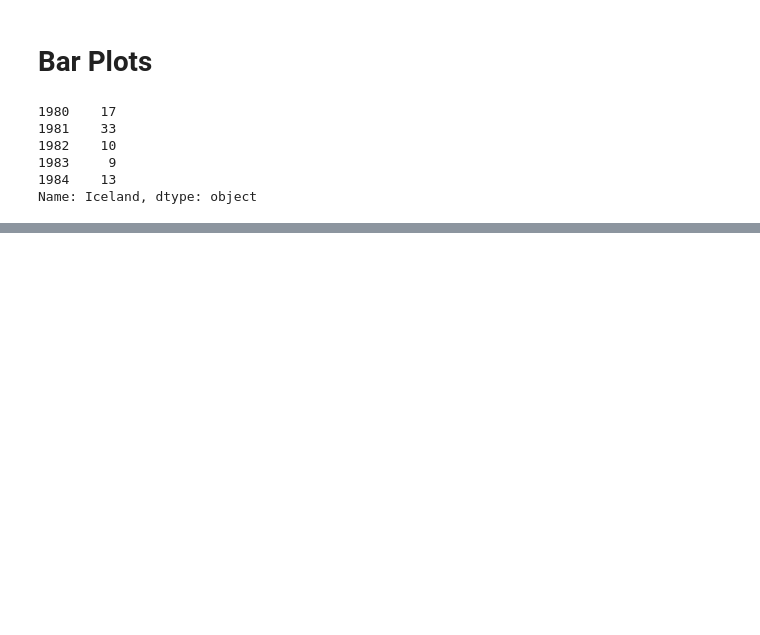
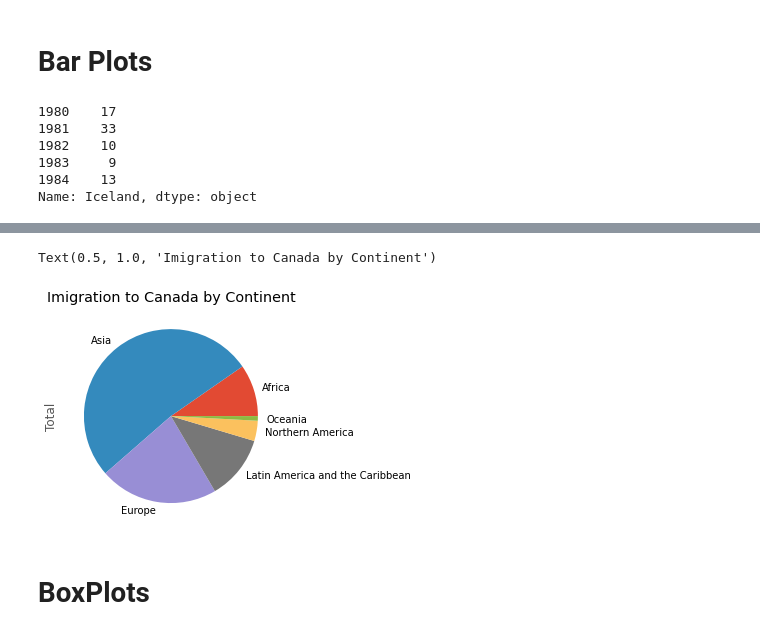
Before and after one commit to TJenkinson01/ibm-edx-python, a Jupyter notebook: visualisation_line_hist_bar.ipynb, the cells around one changed output, grey strips where cells are left out. Drawn from its saved outputs; the diff is of its cells as text; code cells hidden in the pictures; blank space fills up the shorter version.

```diff
--- a/visualisation_line_hist_bar.ipynb
+++ b/visualisation_line_hist_bar.ipynb
@@ -462,0 +461,3 @@ plt.show()
+# %%
+df_cont = df_can.groupby('Continent', axis = 0).sum()
+df_cont
@@ -462,0 +474,8 @@ plt.show()
+# %%
+df_cont['Total'].plot(kind='pie')
+plt.title('Imigration to Canada by Continent')
+# %% [output]
+Text(0.5, 1.0, 'Imigration to Canada by Continent')
+[figure, added]
+# %% [markdown]
+# BoxPlots
```
Also changed, not shown: parts of 59 cells of this notebook.
